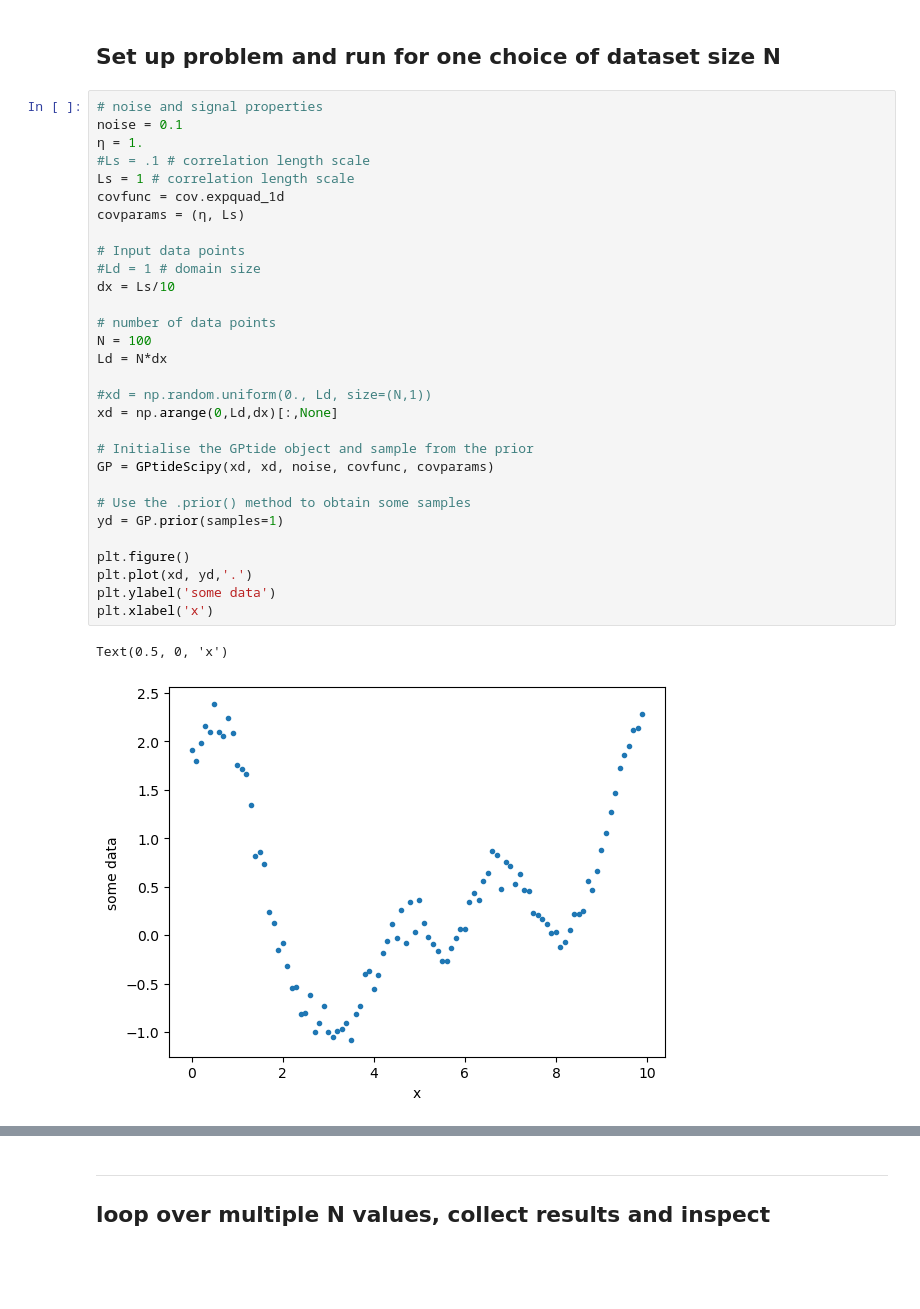
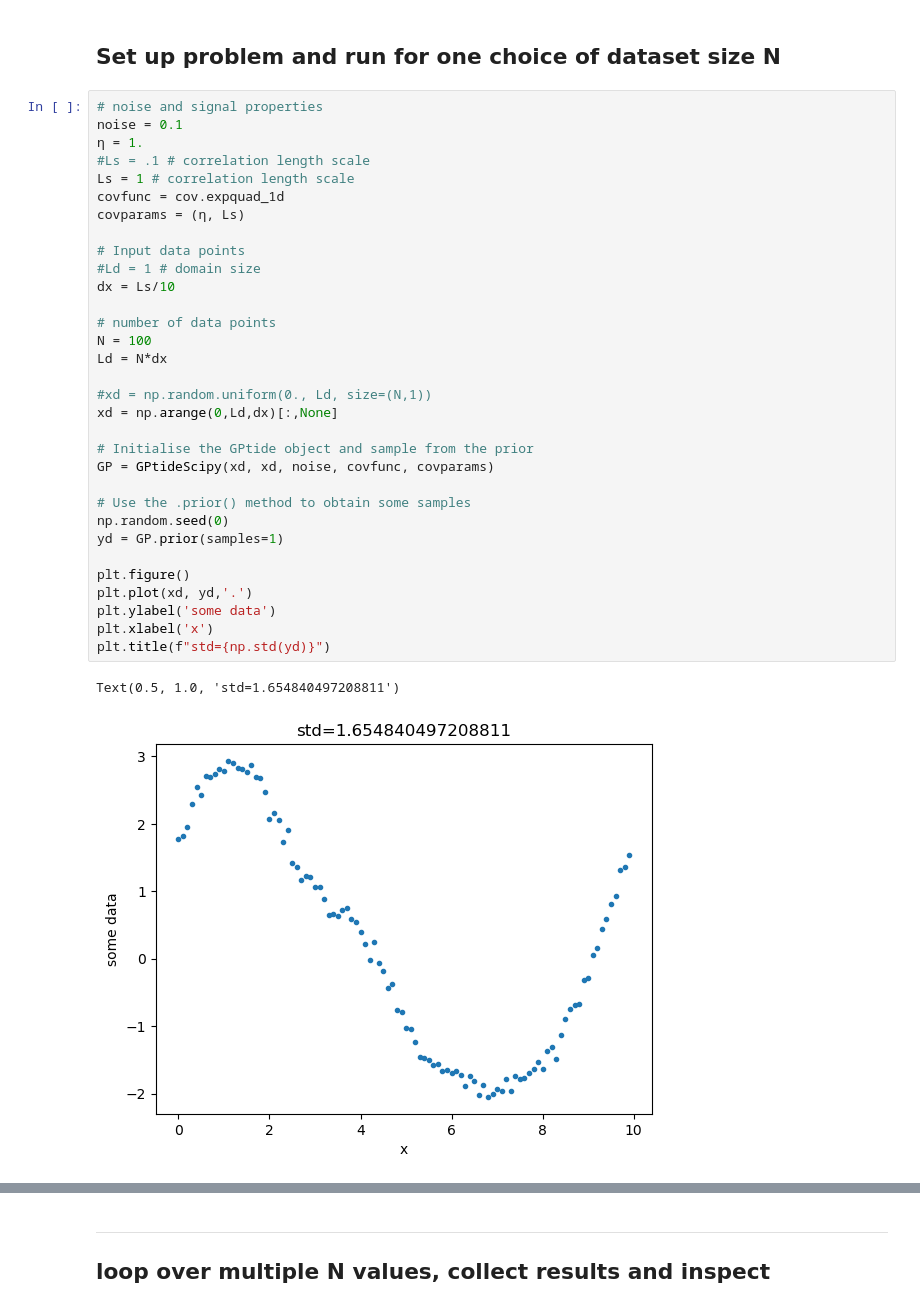
Before and after one commit to ahmaddroobi99/nwa, a Jupyter notebook: stats/convergence_1D.ipynb, the cells around one changed output, grey strips where cells are left out. Drawn from its saved outputs; the diff is of its cells as text; blank space fills up the shorter version.

```diff
--- a/stats/convergence_1D.ipynb
+++ b/stats/convergence_1D.ipynb
@@ -31,33 +31,35 @@ import arviz as az
 # noise and signal properties
 noise = 0.1
 η = 1.
 #Ls = .1 # correlation length scale
 Ls = 1 # correlation length scale
 covfunc = cov.expquad_1d
 covparams = (η, Ls)
 
 # Input data points
 #Ld = 1 # domain size
 dx = Ls/10
 
 # number of data points
 N = 100
 Ld = N*dx
 
 #xd = np.random.uniform(0., Ld, size=(N,1))
 xd = np.arange(0,Ld,dx)[:,None]
 
 # Initialise the GPtide object and sample from the prior
 GP = GPtideScipy(xd, xd, noise, covfunc, covparams)
 
 # Use the .prior() method to obtain some samples
+np.random.seed(0)
 yd = GP.prior(samples=1)
 
 plt.figure()
 plt.plot(xd, yd,'.')
 plt.ylabel('some data')
 plt.xlabel('x')
+plt.title(f"std={np.std(yd)}")
 # %% [output]
-Text(0.5, 0, 'x')
+Text(0.5, 1.0, 'std=1.654840497208811')
-[figure, old version]
+[figure, new version]
 # %%
```
Also changed, not shown: parts of 10 cells of this notebook.
